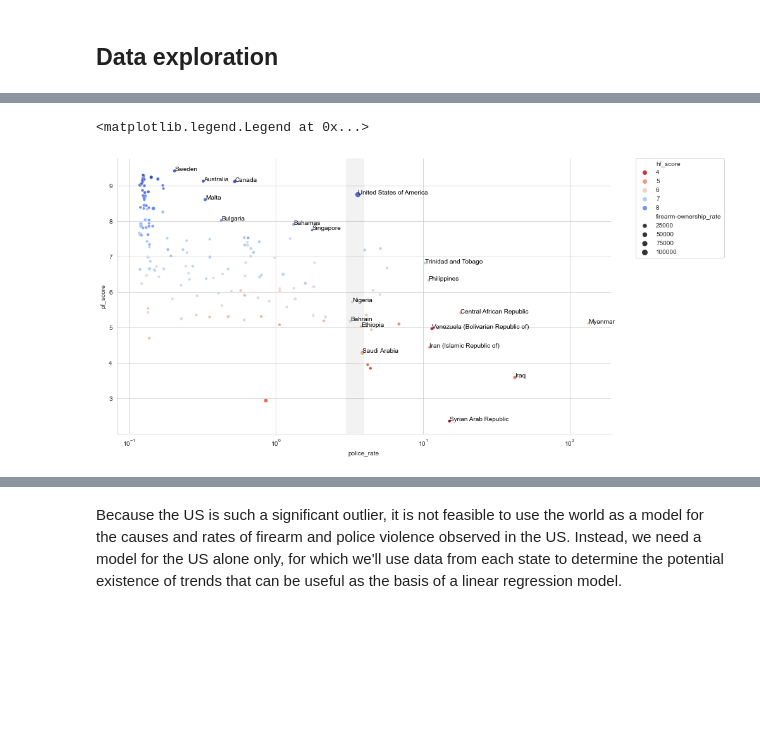
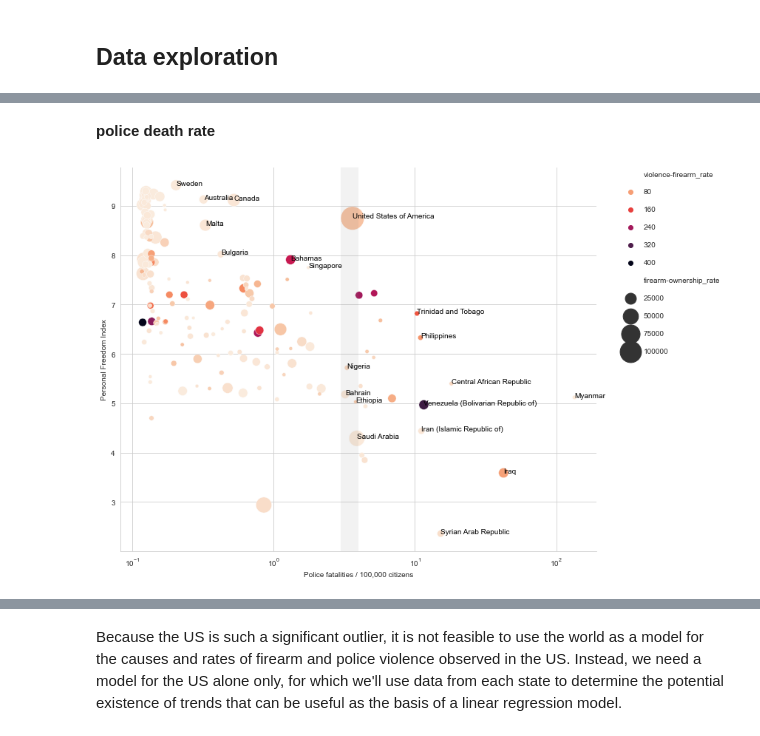
Before and after one commit to gecheline/firearmStats, a Jupyter notebook: firearmStats_world.ipynb, the cells around one changed output, grey strips where cells are left out. Cells and saved outputs as stored; diff of their text form; code cells hidden in the pictures; blank space fills up the shorter version.

```diff
--- a/firearmStats_world.ipynb
+++ b/firearmStats_world.ipynb
@@ -444,0 +431,2 @@ We see that we're missing the freedom scores for about 40 countries. In this ste
+# %%
+df = df.sort_values(by='firearm-ownership_rate', ascending=False)
@@ -460,2 +483,0 @@ Let's plot all the available datadepicting the gun ownership rates, gun violence
-# %%
-df_fi = df_fi.sort_values(by='firearm-ownership_rate', ascending=False)
@@ -495,17 +488,19 @@ As such, the bar plot is not helpful for drawing any conclusions. So let's inste
 # %%
-plt.figure(figsize=(18,10))
+import matplotlib.colors as colors
+plt.figure(figsize=(12,8))
 np.random.seed(42)
 sns.scatterplot(data=df_fi, x='violence-firearm_rate', y='pf_score',
-                hue='hf_score', palette='coolwarm_r',
-                size='firearm-ownership_rate')
+                hue='police_rate', palette='rocket_r',
+                size='firearm-ownership_rate', sizes=(20, 1000),
+                hue_norm=colors.LogNorm())
 for country_code in df_fi['country_code'][ ((df_fi['violence-firearm_rate'] > 100) &
                                             (df_fi['pf_score'] < 7.5))
                                          | ((df_fi['violence-firearm_rate'] > 40) &
                                             (df_fi['pf_score'] > 8))
                                          | ((df_fi['violence-firearm_rate'] < 50) &
                                             (df_fi['violence-firearm_rate'] > 35))]:
-    plt.text(x=df_fi['violence-firearm_rate'][df_fi.country_code==country_code].values[0]+0.0001,
-             y=df_fi['pf_score'][df_fi.country_code==country_code].values[0]+0.001+np.random.normal(0,0.02),
+    plt.text(x=df_fi['violence-firearm_rate'][df_fi.country_code==country_code].values[0]+0.1,
+             y=df_fi['pf_score'][df_fi.country_code==country_code].values[0]+0.001+np.random.normal(0,0.05),
              s=df_fi['country'][df_fi.country_code==country_code].values[0],
              fontdict=dict(color='black',size=10),
          )
@@ -513,5 +508,9 @@ sns.despine(right=True, top=True)
 plt.axvspan(35, 50, color='grey', alpha=0.1, lw=0)
 # plt.xlim(0,0.15)
 # plt.xscale('log')
-plt.legend(bbox_to_anchor=(1.05, 1), loc=2, borderaxespad=0.)
+plt.xlabel('Firearm-caused deaths / 100,000 citizens')
+plt.ylabel('Personal Freedom Index')
+plt.legend(scatterpoints=1, ncol=1, markerscale=1, frameon=False, labelspacing=1.5, bbox_to_anchor=(1.05, 1), loc=2, borderaxespad=0.)
+plt.tight_layout()
+plt.savefig('figures/firearms_pf.png', dpi=300)
 # %% [output]
@@ -520,24 +524,31 @@ plt.legend(bbox_to_anchor=(1.05, 1), loc=2, borderaxespad=0.)
+# %% [markdown]
+**police death rate**
 # %%
-fig, ax = plt.subplots(figsize=(14,8))
-sns.scatterplot(data=df_fi, x='police_rate', y='pf_score',
-                hue='hf_score', size='firearm-ownership_rate', palette='coolwarm_r', ax=ax)
+fig, ax = plt.subplots(figsize=(12,8))
+p = sns.scatterplot(data=df_fi, x='police_rate', y='pf_score',
+                hue='violence-firearm_rate',
+                size='firearm-ownership_rate', sizes=(20, 1000),
+                palette='rocket_r', ax=ax)
 np.random.seed(41)
 mask =  ((((df_fi['police_rate'] > 3) & (df_fi['police_rate'] < 4) & (df_fi['pf_score'] < 7.7))
           | (df_fi['police_rate'] > 10)
          | ((df_fi['police_rate'] > 0.2) & (df_fi['pf_score'] > 7.7))))
 
 for country_code in df_fi['country_code'][mask]:
     ax.text(x=df_fi['police_rate'][mask][df_fi.country_code==country_code].values[0]+0.001,
              y=df_fi['pf_score'][mask][df_fi.country_code==country_code].values[0]+0.0001,
              s=df_fi['country'][mask][df_fi.country_code==country_code].values[0],
              fontdict=dict(color='black',size=10),
          )
 
 # ax.set_xlim((-0.01,0.125))
 sns.despine(right=True, top=True)
 ax.axvspan(3, 4, color='grey', alpha=0.1, lw=0)
 ax.set_xscale('log')
-ax.legend(bbox_to_anchor=(1.05, 1), loc=2, borderaxespad=0.)
+plt.legend(scatterpoints=1, ncol=1, markerscale=1, frameon=False, labelspacing=1.5, bbox_to_anchor=(1.05, 1), loc=2, borderaxespad=0.)
+plt.xlabel('Police fatalities / 100,000 citizens')
+plt.ylabel('Personal Freedom Index')
+plt.tight_layout()
+plt.savefig('figures/police_pf.png', dpi=300)
 # %% [output]
-<matplotlib.legend.Legend at 0x...>
-[figure, old version]
+[figure, new version]
```
Also changed, not shown: parts of 79 cells of this notebook, 2 other files.
